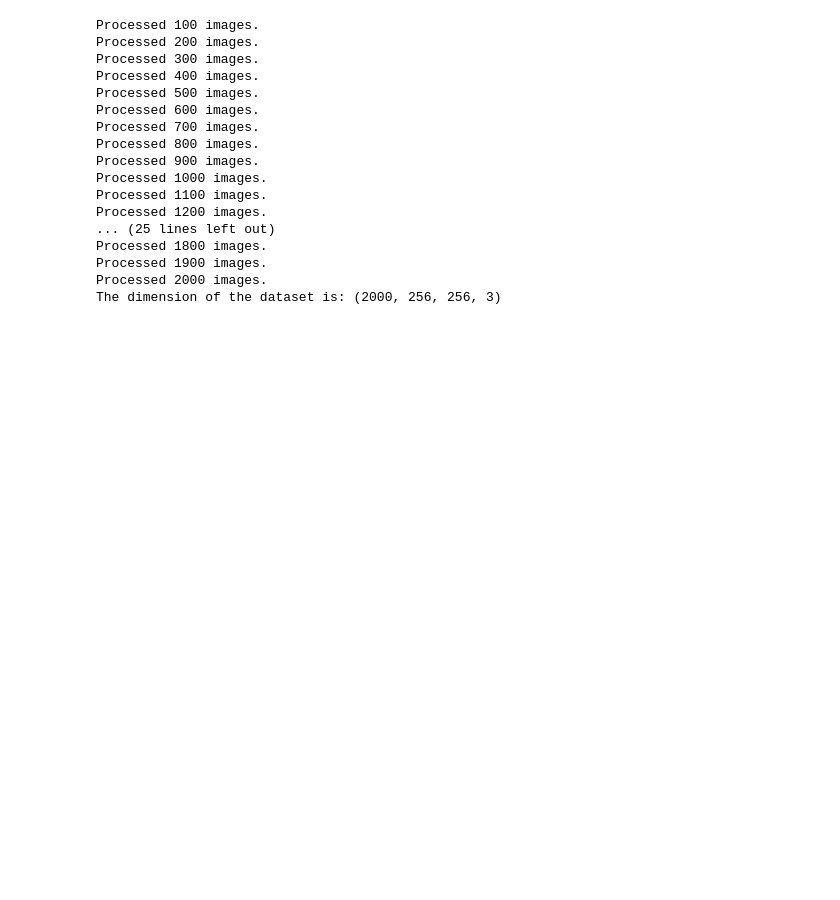
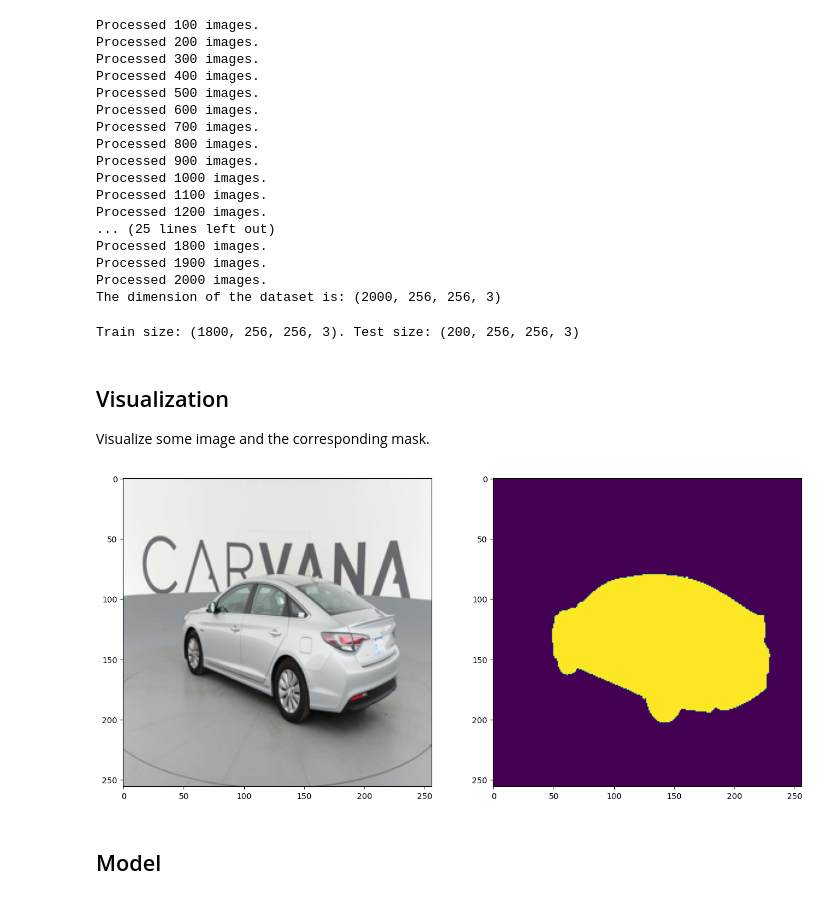
Before and after one commit to AndreaZecca/Deep-Learning, a Jupyter notebook: Laboratories/L3_Segmentation.ipynb, the cells around one changed output. Drawn from its saved outputs; the diff is of its cells as text; code cells hidden in the pictures; blank space fills up the shorter version.

```diff
--- a/Laboratories/L3_Segmentation.ipynb
+++ b/Laboratories/L3_Segmentation.ipynb
@@ -140,0 +161,38 @@ y_test = ...
+# %%
+# Split the training set into training and test.
+TRAIN_SIZE = 1800
+
+x_train = x[:TRAIN_SIZE]
+y_train = y[:TRAIN_SIZE]
+
+x_test = x[TRAIN_SIZE:]
+y_test = y[TRAIN_SIZE:]
+
+print(f"Train size: {x_train.shape}. Test size: {x_test.shape}")
+# %% [output]
+Train size: (1800, 256, 256, 3). Test size: (200, 256, 256, 3)
+# %% [markdown]
+## Visualization
+
+Visualize some image and the corresponding mask.
+# %%
+def show(x, y, title=None):
+    plt.figure(figsize=(15, 8))
+
+    plt.subplot(1, 2, 1)
+    plt.imshow(x)
+    if title:
+        plt.title(title[0])
+
+    plt.subplot(1, 2, 2)
+    plt.imshow(y)
+    if title:
+        plt.title(title[1])
+
+    plt.show()
+
+show(x_train[150], y_train[150])
+# %% [output]
+[figure, added]
+# %% [markdown]
+## Model
```
Also changed, not shown: parts of 24 cells of this notebook.
